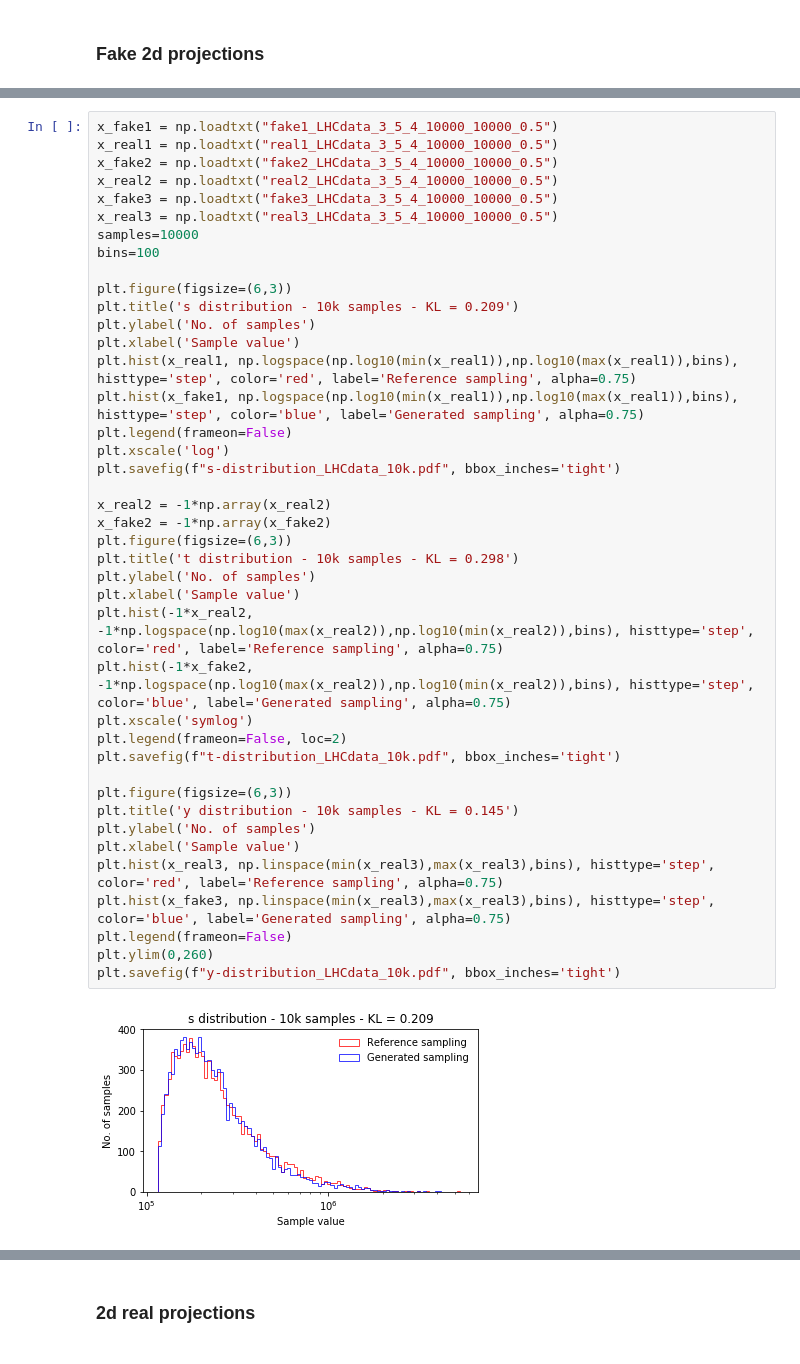
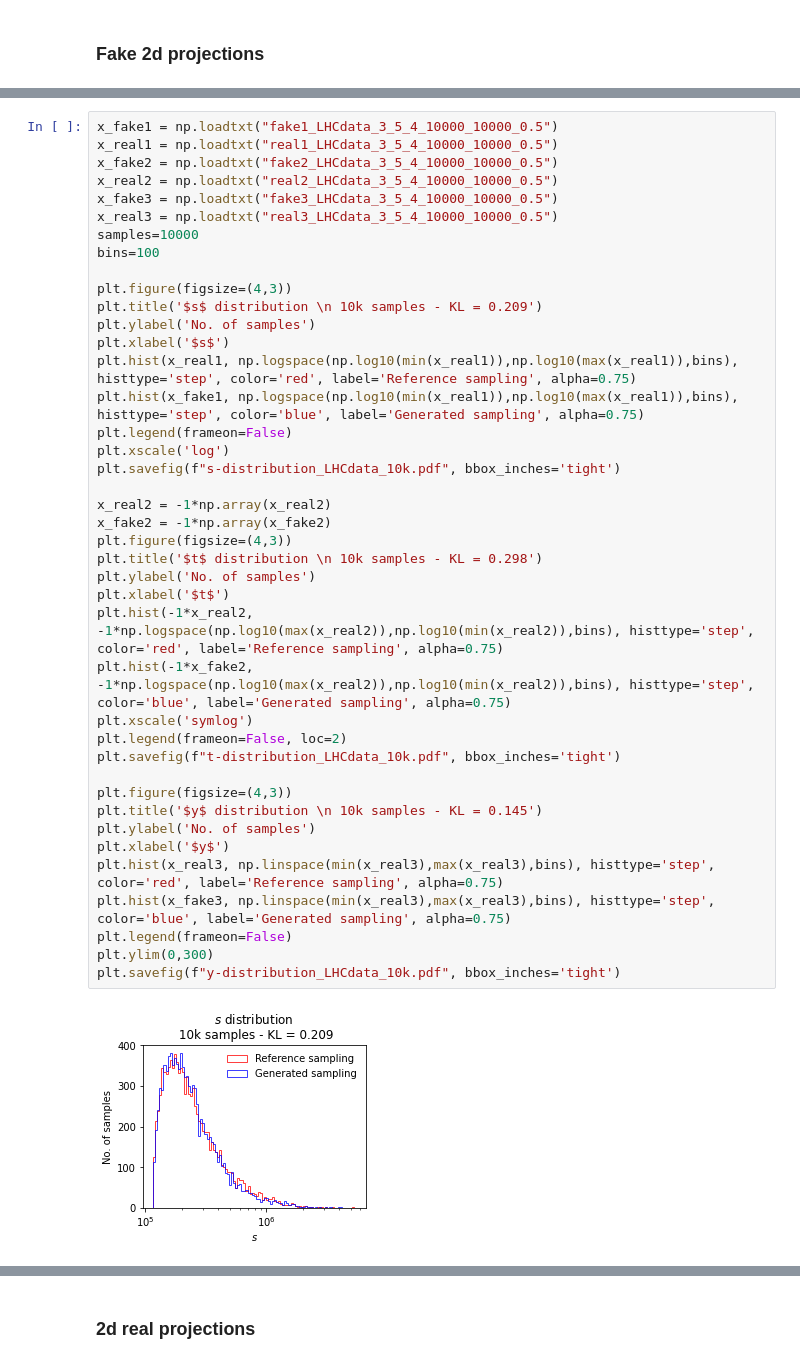
Before and after one commit to QTI-TH/style-qgan, a Jupyter notebook: classical-quantum-gan/results/plots_notebook/plots.ipynb, the cells around one changed output, grey strips where cells are left out. Drawn from its saved outputs; the diff is of its cells as text.

Commit message:
updated notebook and figures

```diff
--- a/classical-quantum-gan/results/plots_notebook/plots.ipynb
+++ b/classical-quantum-gan/results/plots_notebook/plots.ipynb
@@ -460,41 +500,41 @@ x_fake1 = np.loadtxt("fake1_LHCdata_3_5_4_10000_10000_0.5")
 x_real1 = np.loadtxt("real1_LHCdata_3_5_4_10000_10000_0.5")
 x_fake2 = np.loadtxt("fake2_LHCdata_3_5_4_10000_10000_0.5")
 x_real2 = np.loadtxt("real2_LHCdata_3_5_4_10000_10000_0.5")
 x_fake3 = np.loadtxt("fake3_LHCdata_3_5_4_10000_10000_0.5")
 x_real3 = np.loadtxt("real3_LHCdata_3_5_4_10000_10000_0.5")
 samples=10000
 bins=100
 
-plt.figure(figsize=(6,3))
-plt.title('s distribution - 10k samples - KL = 0.209')
+plt.figure(figsize=(4,3))
+plt.title('$s$ distribution \n 10k samples - KL = 0.209')
 plt.ylabel('No. of samples')
-plt.xlabel('Sample value')
+plt.xlabel('$s$')
 plt.hist(x_real1, np.logspace(np.log10(min(x_real1)),np.log10(max(x_real1)),bins), histtype='step', color='red', label='Reference sampling', alpha=0.75)
 plt.hist(x_fake1, np.logspace(np.log10(min(x_real1)),np.log10(max(x_real1)),bins), histtype='step', color='blue', label='Generated sampling', alpha=0.75)
 plt.legend(frameon=False)
 plt.xscale('log')
 plt.savefig(f"s-distribution_LHCdata_10k.pdf", bbox_inches='tight')
 
 x_real2 = -1*np.array(x_real2)
 x_fake2 = -1*np.array(x_fake2)
-plt.figure(figsize=(6,3))
-plt.title('t distribution - 10k samples - KL = 0.298')
+plt.figure(figsize=(4,3))
+plt.title('$t$ distribution \n 10k samples - KL = 0.298')
 plt.ylabel('No. of samples')
-plt.xlabel('Sample value')
+plt.xlabel('$t$')
 plt.hist(-1*x_real2, -1*np.logspace(np.log10(max(x_real2)),np.log10(min(x_real2)),bins), histtype='step', color='red', label='Reference sampling', alpha=0.75)
 plt.hist(-1*x_fake2, -1*np.logspace(np.log10(max(x_real2)),np.log10(min(x_real2)),bins), histtype='step', color='blue', label='Generated sampling', alpha=0.75)
 plt.xscale('symlog')
 plt.legend(frameon=False, loc=2)
 plt.savefig(f"t-distribution_LHCdata_10k.pdf", bbox_inches='tight')
 
-plt.figure(figsize=(6,3))
-plt.title('y distribution - 10k samples - KL = 0.145')
+plt.figure(figsize=(4,3))
+plt.title('$y$ distribution \n 10k samples - KL = 0.145')
 plt.ylabel('No. of samples')
-plt.xlabel('Sample value')
+plt.xlabel('$y$')
 plt.hist(x_real3, np.linspace(min(x_real3),max(x_real3),bins), histtype='step', color='red', label='Reference sampling', alpha=0.75)
 plt.hist(x_fake3, np.linspace(min(x_real3),max(x_real3),bins), histtype='step', color='blue', label='Generated sampling', alpha=0.75)
 plt.legend(frameon=False)
-plt.ylim(0,260)
+plt.ylim(0,300)
 plt.savefig(f"y-distribution_LHCdata_10k.pdf", bbox_inches='tight')
 # %% [output]
-[figure, old version]
+[figure, new version]
```
Also changed, not shown: parts of 23 cells of this notebook, 57 other files.
